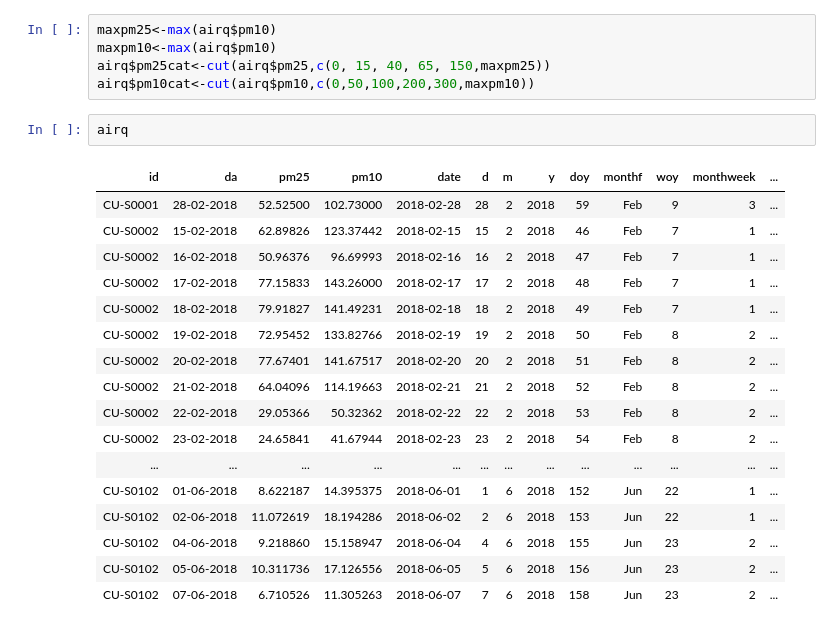
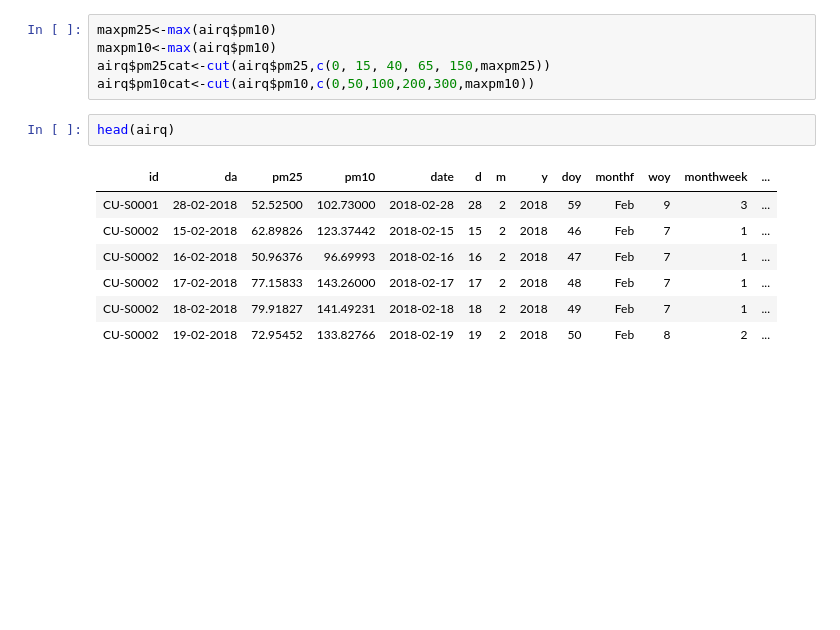
Before and after one commit to Maplub/Jupyter, a Jupyter notebook: Air Quality Explore 2018.ipynb, the cells around one changed output. Drawn from its saved outputs; the diff is of its cells as text; blank space fills up the shorter version.

```diff
--- a/Air Quality Explore 2018.ipynb
+++ b/Air Quality Explore 2018.ipynb
@@ -111,26 +127,16 @@ maxpm25<-max(airq$pm10)
 maxpm10<-max(airq$pm10)
 airq$pm25cat<-cut(airq$pm25,c(0, 15, 40, 65, 150,maxpm25))
 airq$pm10cat<-cut(airq$pm10,c(0,50,100,200,300,maxpm10))
-# %%
-airq
-# %% [output]
-| id | da | pm25 | pm10 | date | d | m | y | doy | monthf | woy | monthweek | ... |
-| CU-S0001 | 28-02-2018 | 52.52500 | 102.73000 | 2018-02-28 | 28 | 2 | 2018 | 59 | Feb | 9 | 3 | ... |
-| CU-S0002 | 15-02-2018 | 62.89826 | 123.37442 | 2018-02-15 | 15 | 2 | 2018 | 46 | Feb | 7 | 1 | ... |
-| CU-S0002 | 16-02-2018 | 50.96376 | 96.69993 | 2018-02-16 | 16 | 2 | 2018 | 47 | Feb | 7 | 1 | ... |
-| CU-S0002 | 17-02-2018 | 77.15833 | 143.26000 | 2018-02-17 | 17 | 2 | 2018 | 48 | Feb | 7 | 1 | ... |
-| CU-S0002 | 18-02-2018 | 79.91827 | 141.49231 | 2018-02-18 | 18 | 2 | 2018 | 49 | Feb | 7 | 1 | ... |
-| CU-S0002 | 19-02-2018 | 72.95452 | 133.82766 | 2018-02-19 | 19 | 2 | 2018 | 50 | Feb | 8 | 2 | ... |
-| CU-S0002 | 20-02-2018 | 77.67401 | 141.67517 | 2018-02-20 | 20 | 2 | 2018 | 51 | Feb | 8 | 2 | ... |
-| CU-S0002 | 21-02-2018 | 64.04096 | 114.19663 | 2018-02-21 | 21 | 2 | 2018 | 52 | Feb | 8 | 2 | ... |
-| CU-S0002 | 22-02-2018 | 29.05366 | 50.32362 | 2018-02-22 | 22 | 2 | 2018 | 53 | Feb | 8 | 2 | ... |
-| CU-S0002 | 23-02-2018 | 24.65841 | 41.67944 | 2018-02-23 | 23 | 2 | 2018 | 54 | Feb | 8 | 2 | ... |
-| ... | ... | ... | ... | ... | ... | ... | ... | ... | ... | ... | ... | ... |
-| CU-S0102 | 01-06-2018 | 8.622187 | 14.395375 | 2018-06-01 | 1 | 6 | 2018 | 152 | Jun | 22 | 1 | ... |
-| CU-S0102 | 02-06-2018 | 11.072619 | 18.194286 | 2018-06-02 | 2 | 6 | 2018 | 153 | Jun | 22 | 1 | ... |
-| CU-S0102 | 04-06-2018 | 9.218860 | 15.158947 | 2018-06-04 | 4 | 6 | 2018 | 155 | Jun | 23 | 2 | ... |
-| CU-S0102 | 05-06-2018 | 10.311736 | 17.126556 | 2018-06-05 | 5 | 6 | 2018 | 156 | Jun | 23 | 2 | ... |
-| CU-S0102 | 07-06-2018 | 6.710526 | 11.305263 | 2018-06-07 | 7 | 6 | 2018 | 158 | Jun | 23 | 2 | ... |
+# %%
+head(airq)
+# %% [output]
+| id | da | pm25 | pm10 | date | d | m | y | doy | monthf | woy | monthweek | ... |
+| CU-S0001 | 28-02-2018 | 52.52500 | 102.73000 | 2018-02-28 | 28 | 2 | 2018 | 59 | Feb | 9 | 3 | ... |
+| CU-S0002 | 15-02-2018 | 62.89826 | 123.37442 | 2018-02-15 | 15 | 2 | 2018 | 46 | Feb | 7 | 1 | ... |
+| CU-S0002 | 16-02-2018 | 50.96376 | 96.69993 | 2018-02-16 | 16 | 2 | 2018 | 47 | Feb | 7 | 1 | ... |
+| CU-S0002 | 17-02-2018 | 77.15833 | 143.26000 | 2018-02-17 | 17 | 2 | 2018 | 48 | Feb | 7 | 1 | ... |
+| CU-S0002 | 18-02-2018 | 79.91827 | 141.49231 | 2018-02-18 | 18 | 2 | 2018 | 49 | Feb | 7 | 1 | ... |
+| CU-S0002 | 19-02-2018 | 72.95452 | 133.82766 | 2018-02-19 | 19 | 2 | 2018 | 50 | Feb | 8 | 2 | ... |
 # %%
 p<-ggplot(airq, aes(d,tambol)) +geom_tile(aes(fill = pm25cat))+facet_grid(.~ y+monthf)+ scale_fill_manual(guide = guide_legend(title = "PM2.5"),values=c("#A9D08E","#ffffbf","#fdae61","#d7191c","#54278f"),labels = c("less than 15","15-40","40-65","65-150","more than 150"))
 base_size<-8
```
Also changed, not shown: parts of 25 cells of this notebook.
